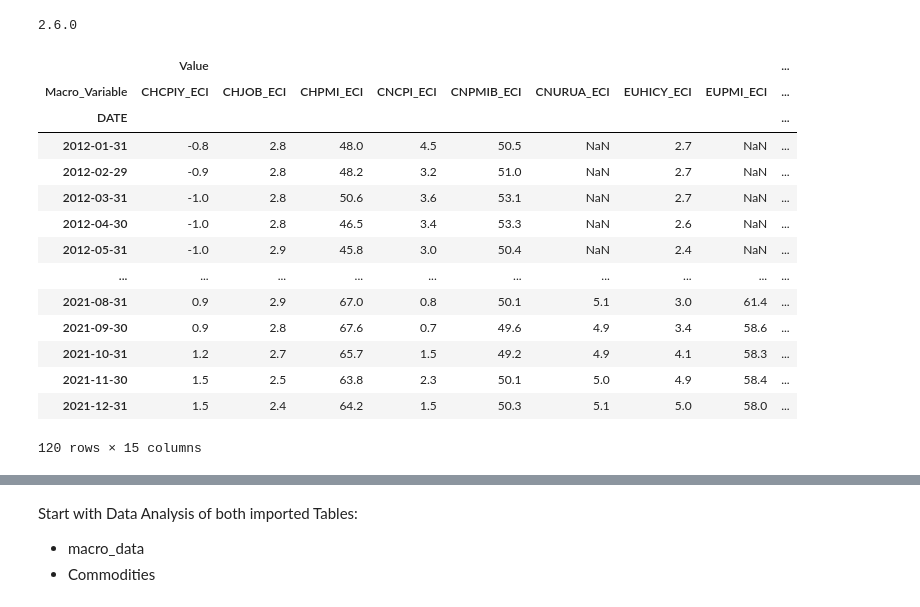
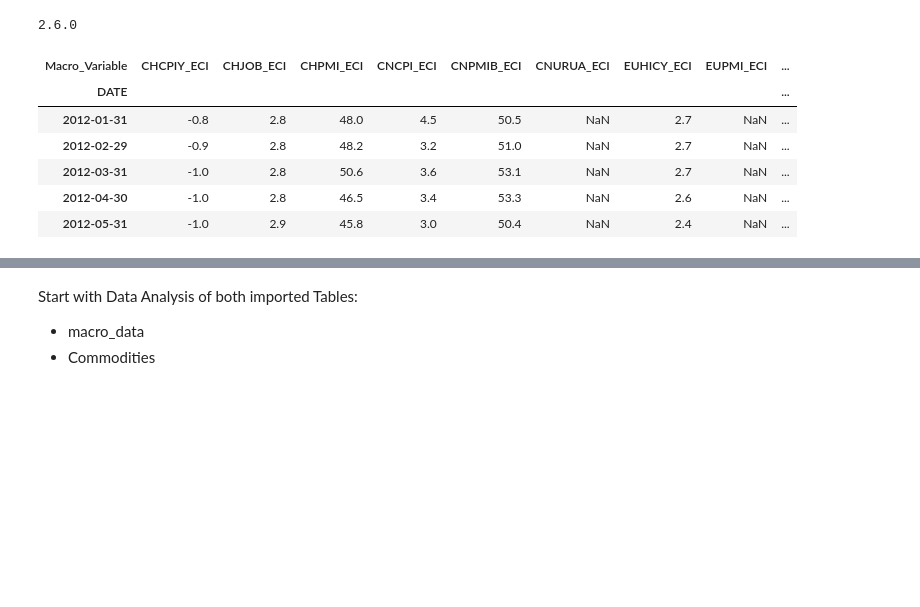
Before and after one commit to Liomat97/AQM, a Jupyter notebook: AQM_Analyse.ipynb, the cells around one changed output, grey strips where cells are left out. Saved outputs shown, nothing was run; the diff lists cells and outputs as text; code cells hidden in the pictures; blank space fills up the shorter version.

```diff
--- a/AQM_Analyse.ipynb
+++ b/AQM_Analyse.ipynb
@@ -54,16 +54,15 @@ if __name__ == '__main__':
 # %%
 #Select Makro-Data from SQL DB:
 conn = sqlite3.connect('SQL_DB.db')
 c = conn.cursor()
 c.execute("SELECT * FROM MACRO_DATA")
 new_data=c.fetchall()
 macro_data = pd.DataFrame(new_data,columns=['Macro_Variable', 'DATE', 'Value'])
 macro_data = macro_data.set_index('DATE')
 macro_data = macro_data.pivot(columns='Macro_Variable', values=['Value'])
 macro_data = macro_data.droplevel(level=0, axis=1)
-macro_data
+macro_data.head(5)
 # %% [output]
-|  | Value |  |  |  |  |  |  |  | ... |
 | Macro_Variable | CHCPIY_ECI | CHJOB_ECI | CHPMI_ECI | CNCPI_ECI | CNPMIB_ECI | CNURUA_ECI | EUHICY_ECI | EUPMI_ECI | ... |
 | DATE |  |  |  |  |  |  |  |  | ... |
 | 2012-01-31 | -0.8 | 2.8 | 48.0 | 4.5 | 50.5 | NaN | 2.7 | NaN | ... |
@@ -71,13 +70,6 @@ macro_data
 | 2012-03-31 | -1.0 | 2.8 | 50.6 | 3.6 | 53.1 | NaN | 2.7 | NaN | ... |
 | 2012-04-30 | -1.0 | 2.8 | 46.5 | 3.4 | 53.3 | NaN | 2.6 | NaN | ... |
 | 2012-05-31 | -1.0 | 2.9 | 45.8 | 3.0 | 50.4 | NaN | 2.4 | NaN | ... |
-| ... | ... | ... | ... | ... | ... | ... | ... | ... | ... |
-| 2021-08-31 | 0.9 | 2.9 | 67.0 | 0.8 | 50.1 | 5.1 | 3.0 | 61.4 | ... |
-| 2021-09-30 | 0.9 | 2.8 | 67.6 | 0.7 | 49.6 | 4.9 | 3.4 | 58.6 | ... |
-| 2021-10-31 | 1.2 | 2.7 | 65.7 | 1.5 | 49.2 | 4.9 | 4.1 | 58.3 | ... |
-| 2021-11-30 | 1.5 | 2.5 | 63.8 | 2.3 | 50.1 | 5.0 | 4.9 | 58.4 | ... |
-| 2021-12-31 | 1.5 | 2.4 | 64.2 | 1.5 | 50.3 | 5.1 | 5.0 | 58.0 | ... |
-120 rows × 15 columns
 # %%
 #Select Commodities Data from SQL DB:
 conn = sqlite3.connect('SQL_DB.db')
```
Also changed, not shown: parts of 1 cell of this notebook.
